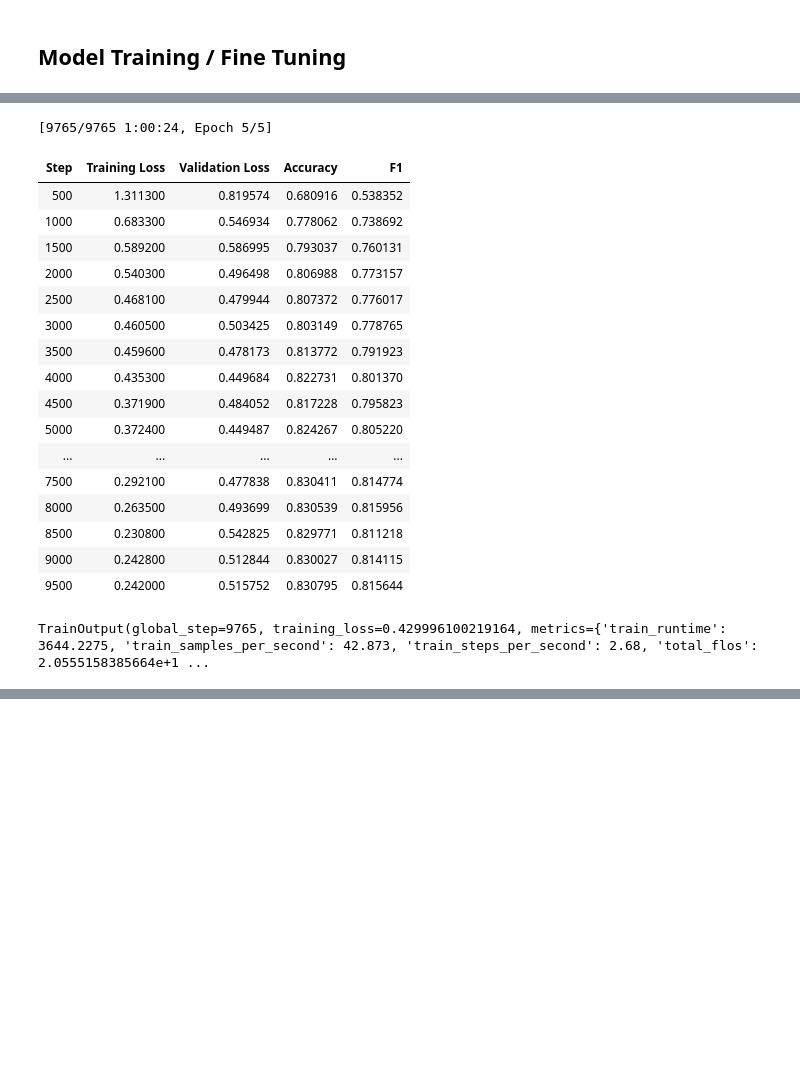
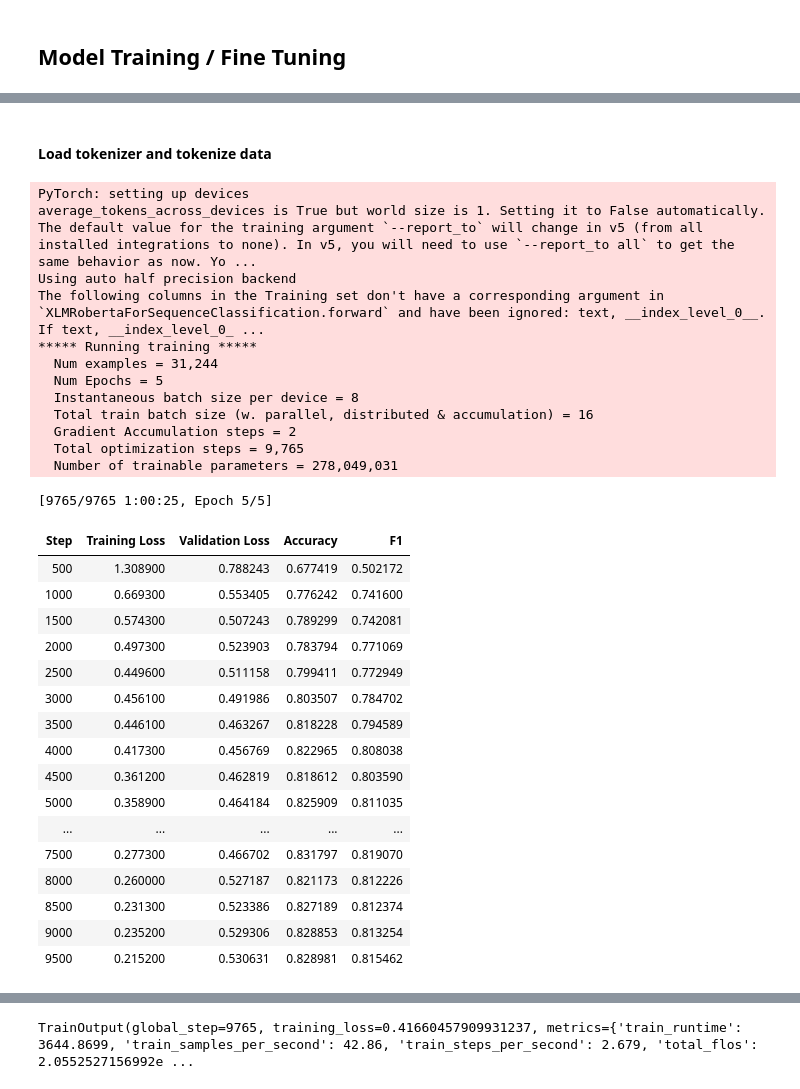
Before and after one commit to majiinB/Heron-wellnest-ml-model, a Jupyter notebook: notebooks/nlp/xlm-roberta.ipynb, the cells around one changed output, grey strips where cells are left out. Saved outputs shown, nothing was run; the diff lists cells and outputs as text; code cells hidden in the pictures; blank space fills up the shorter version.

Commit message:
finished fixing the codes to avoid redudancy. also using the 2nd dataset is good now

```diff
--- a/notebooks/nlp/xlm-roberta.ipynb
+++ b/notebooks/nlp/xlm-roberta.ipynb
@@ -483,6 +538,25 @@ NVIDIA GeForce RTX 3060
+# %% [markdown]
+#### Load tokenizer and tokenize data
+# %%
+# Load tokenizer and model
+tokenizer_2, model_2 = load_model_and_tokenizer(
+    model_name= MODEL_NAME,
+    labels= labels_2,
+    id2label=id_2_to_label,
+    label2id=label_2_to_id
+)
+
+# Tokenize dataset
+dataset_2_specialize = tokenize_dataset(
+    dataset=dataset_2_specialize,
+    tokenizer=tokenizer_2,
+    max_length=256,
+    num_proc=1
+)
 # %%
+
 # Set format for PyTorch
-dataset_1_broad_emotion.set_format(
+dataset_2_specialize.set_format(
     type="torch",
     columns=["input_ids", "attention_mask", "labels"],
 )
@@ -498,7 +572,7 @@ def compute_metrics(p):
     return {**acc, **f1_score}
 
 training_args = TrainingArguments(
-    output_dir=MODEL_PATH_FINETUNE_1,
+    output_dir=MODEL_PATH_FINETUNE_2,
 
     # Evaluation & saving
     eval_strategy="steps",             # evaluate more frequently
@@ -513,53 +587,65 @@ training_args = TrainingArguments(
     weight_decay=0.05,                 # helps reduce overfitting
 
     # Batch size
     per_device_train_batch_size=8,
     per_device_eval_batch_size=8,
     gradient_accumulation_steps=2,     # effective batch size 16
 
     # Mixed precision
     fp16=True,                         # faster training
 
     # Training length
     num_train_epochs=5,                # shorter to prevent overfitting
     load_best_model_at_end=True,       # load checkpoint with best validation loss
     metric_for_best_model="f1",  # choose metric to track best model
 
     # Misc
     dataloader_num_workers=4,
     # logging_steps=100,                 # logs every 100 steps
     # logging_dir=f"{MODEL_PATH_FINETUNE_1}/logs"
 )
 
 trainer = Trainer(
-    model=model,
+    model=model_2,
     args=training_args,
-    train_dataset=dataset_1_broad_emotion["train"],
-    eval_dataset=dataset_1_broad_emotion["validation"],  # <-- use validation here
-    tokenizer=tokenizer,
+    train_dataset=dataset_2_specialize["train"],
+    eval_dataset=dataset_2_specialize["validation"],  # <-- use validation here
+    tokenizer=tokenizer_2,
     compute_metrics=compute_metrics,
 )
 
-last_checkpoint = get_last_checkpoint(MODEL_PATH_FINETUNE_1)
+last_checkpoint = get_last_checkpoint(MODEL_PATH_FINETUNE_2)
 
 trainer.train(resume_from_checkpoint=last_checkpoint)
 # %% [output]
-[9765/9765 1:00:24, Epoch 5/5]
+PyTorch: setting up devices
+average_tokens_across_devices is True but world size is 1. Setting it to False automatically.
+The default value for the training argument `--report_to` will change in v5 (from all installed integrations to none). In v5, you will need to use `--report_to all` to get the same behavior as now. Yo ...
+Using auto half precision backend
+The following columns in the Training set don't have a corresponding argument in `XLMRobertaForSequenceClassification.forward` and have been ignored: text, __index_level_0__. If text, __index_level_0_ ...
+***** Running training *****
+  Num examples = 31,244
+  Num Epochs = 5
+  Instantaneous batch size per device = 8
+  Total train batch size (w. parallel, distributed & accumulation) = 16
+  Gradient Accumulation steps = 2
+  Total optimization steps = 9,765
+  Number of trainable parameters = 278,049,031
+[9765/9765 1:00:25, Epoch 5/5]
 | Step | Training Loss | Validation Loss | Accuracy | F1 |
-| 500 | 1.311300 | 0.819574 | 0.680916 | 0.538352 |
-| 1000 | 0.683300 | 0.546934 | 0.778062 | 0.738692 |
-| 1500 | 0.589200 | 0.586995 | 0.793037 | 0.760131 |
-| 2000 | 0.540300 | 0.496498 | 0.806988 | 0.773157 |
-| 2500 | 0.468100 | 0.479944 | 0.807372 | 0.776017 |
-| 3000 | 0.460500 | 0.503425 | 0.803149 | 0.778765 |
-| 3500 | 0.459600 | 0.478173 | 0.813772 | 0.791923 |
-| 4000 | 0.435300 | 0.449684 | 0.822731 | 0.801370 |
-| 4500 | 0.371900 | 0.484052 | 0.817228 | 0.795823 |
-| 5000 | 0.372400 | 0.449487 | 0.824267 | 0.805220 |
+| 500 | 1.308900 | 0.788243 | 0.677419 | 0.502172 |
+| 1000 | 0.669300 | 0.553405 | 0.776242 | 0.741600 |
+| 1500 | 0.574300 | 0.507243 | 0.789299 | 0.742081 |
+| 2000 | 0.497300 | 0.523903 | 0.783794 | 0.771069 |
+| 2500 | 0.449600 | 0.511158 | 0.799411 | 0.772949 |
+| 3000 | 0.456100 | 0.491986 | 0.803507 | 0.784702 |
+| 3500 | 0.446100 | 0.463267 | 0.818228 | 0.794589 |
+| 4000 | 0.417300 | 0.456769 | 0.822965 | 0.808038 |
+| 4500 | 0.361200 | 0.462819 | 0.818612 | 0.803590 |
+| 5000 | 0.358900 | 0.464184 | 0.825909 | 0.811035 |
 | ... | ... | ... | ... | ... |
-| 7500 | 0.292100 | 0.477838 | 0.830411 | 0.814774 |
-| 8000 | 0.263500 | 0.493699 | 0.830539 | 0.815956 |
-| 8500 | 0.230800 | 0.542825 | 0.829771 | 0.811218 |
-| 9000 | 0.242800 | 0.512844 | 0.830027 | 0.814115 |
-| 9500 | 0.242000 | 0.515752 | 0.830795 | 0.815644 |
+| 7500 | 0.277300 | 0.466702 | 0.831797 | 0.819070 |
+| 8000 | 0.260000 | 0.527187 | 0.821173 | 0.812226 |
+| 8500 | 0.231300 | 0.523386 | 0.827189 | 0.812374 |
+| 9000 | 0.235200 | 0.529306 | 0.828853 | 0.813254 |
+| 9500 | 0.215200 | 0.530631 | 0.828981 | 0.815462 |
-TrainOutput(global_step=9765, training_loss=0.429996100219164, metrics={'train_runtime': 3644.2275, 'train_samples_per_second': 42.873, 'train_steps_per_second': 2.68, 'total_flos': 2.0555158385664e+1 ...
@@ -566 +669,2 @@ TrainOutput(global_step=9765, training_loss=0.429996100219164, metrics={'train_r
+TrainOutput(global_step=9765, training_loss=0.41660457909931237, metrics={'train_runtime': 3644.8699, 'train_samples_per_second': 42.86, 'train_steps_per_second': 2.679, 'total_flos': 2.0552527156992e ...
 # %% [markdown]
```
Also changed, not shown: parts of 39 cells of this notebook, 1 other file.
